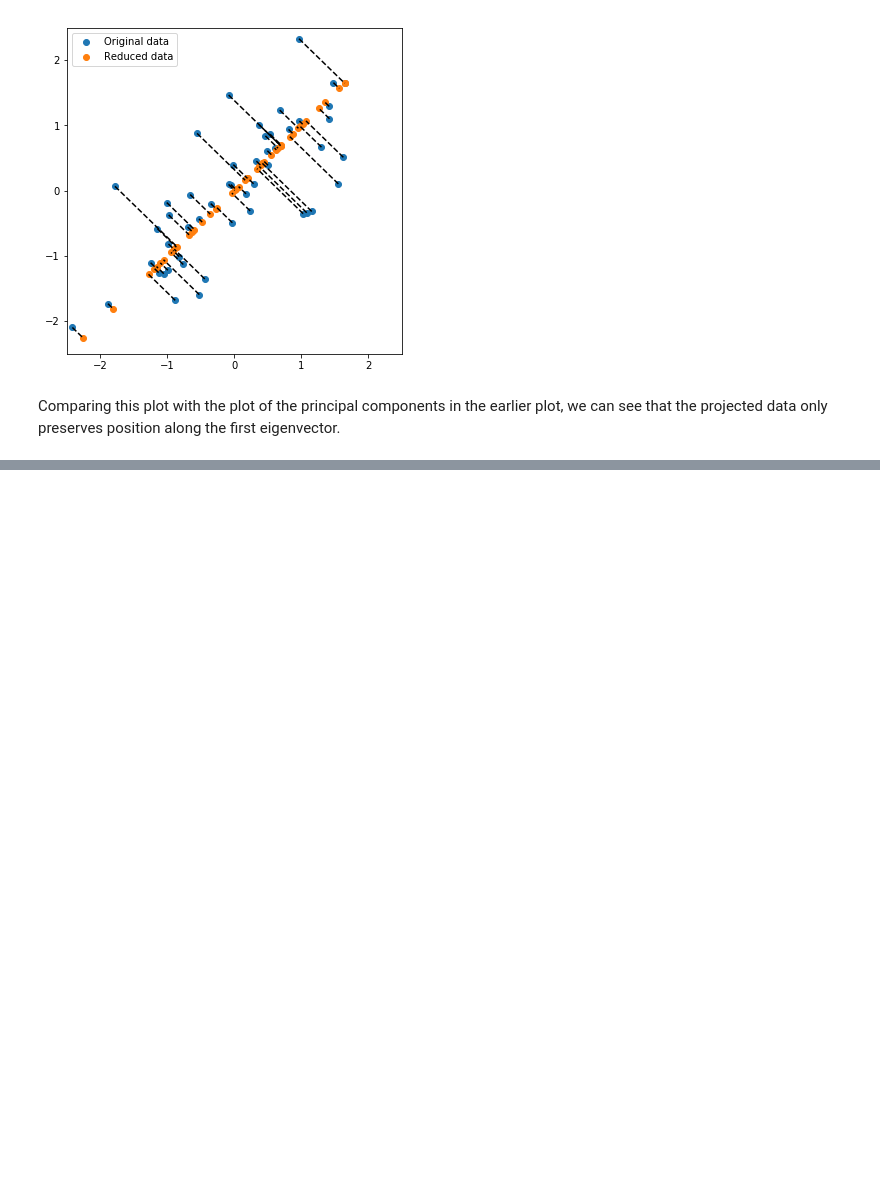
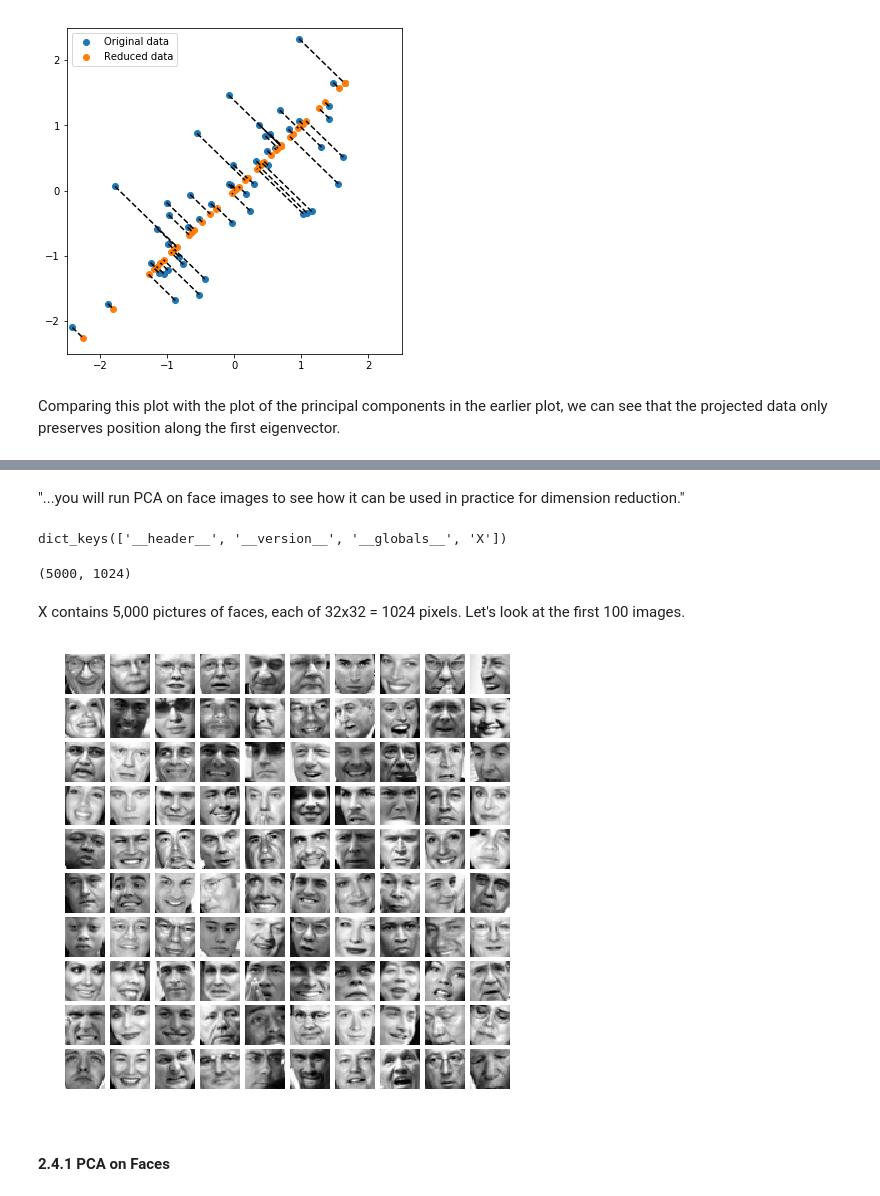
Before and after one commit to ZER-0-NE/Ng_ML, a Jupyter notebook: ex7/7_2_Principal_component_analysis.ipynb, the cells around one changed output, grey strips where cells are left out. Saved outputs shown, nothing was run; the diff lists cells and outputs as text; code cells hidden in the pictures; blank space fills up the shorter version.

```diff
--- a/ex7/7_2_Principal_component_analysis.ipynb
+++ b/ex7/7_2_Principal_component_analysis.ipynb
@@ -172,0 +171,42 @@ Comparing this plot with the plot of the principal components in the earlier plo
+# %% [markdown]
+"...you will run PCA on face images to see how it can be used in practice for dimension reduction."
+# %%
+data = scipy.io.loadmat('data/ex7faces.mat')
+data.keys()
+# %% [output]
+dict_keys(['__header__', '__version__', '__globals__', 'X'])
+# %%
+X = data['X']
+X.shape
+# %% [output]
+(5000, 1024)
+# %% [markdown]
+X contains 5,000 pictures of faces, each of 32x32 = 1024 pixels. Let's look at the first 100 images.
+# %%
+def display_data(X):
+    '''
+    Displays 2D data stored in X in a nice grid.
+    '''
+    m = X.shape[0] # number of images
+    display_rows = math.floor(math.sqrt(m))
+    display_cols = math.ceil(m / display_rows)
+    n = X.shape[1] # pixels per image
+    image_side = int(math.sqrt(n))
+
+    plt.figure(figsize=(8,8))
+
+    for i in range(m):
+        image = X[i]
+        image = np.reshape(image, (image_side, image_side), order='F')
+        plt.subplot(display_rows, display_cols, i+1)
+        plt.imshow(image, cmap='gray')
+        plt.axis('off')
+
+    plt.subplots_adjust(wspace=0.1, hspace=0.1)
+    plt.show()
+# %%
+display_data(X[:100])
+# %% [output]
+[figure, added]
+# %% [markdown]
+#### 2.4.1 PCA on Faces
```
Also changed, not shown: parts of 12 cells of this notebook.
